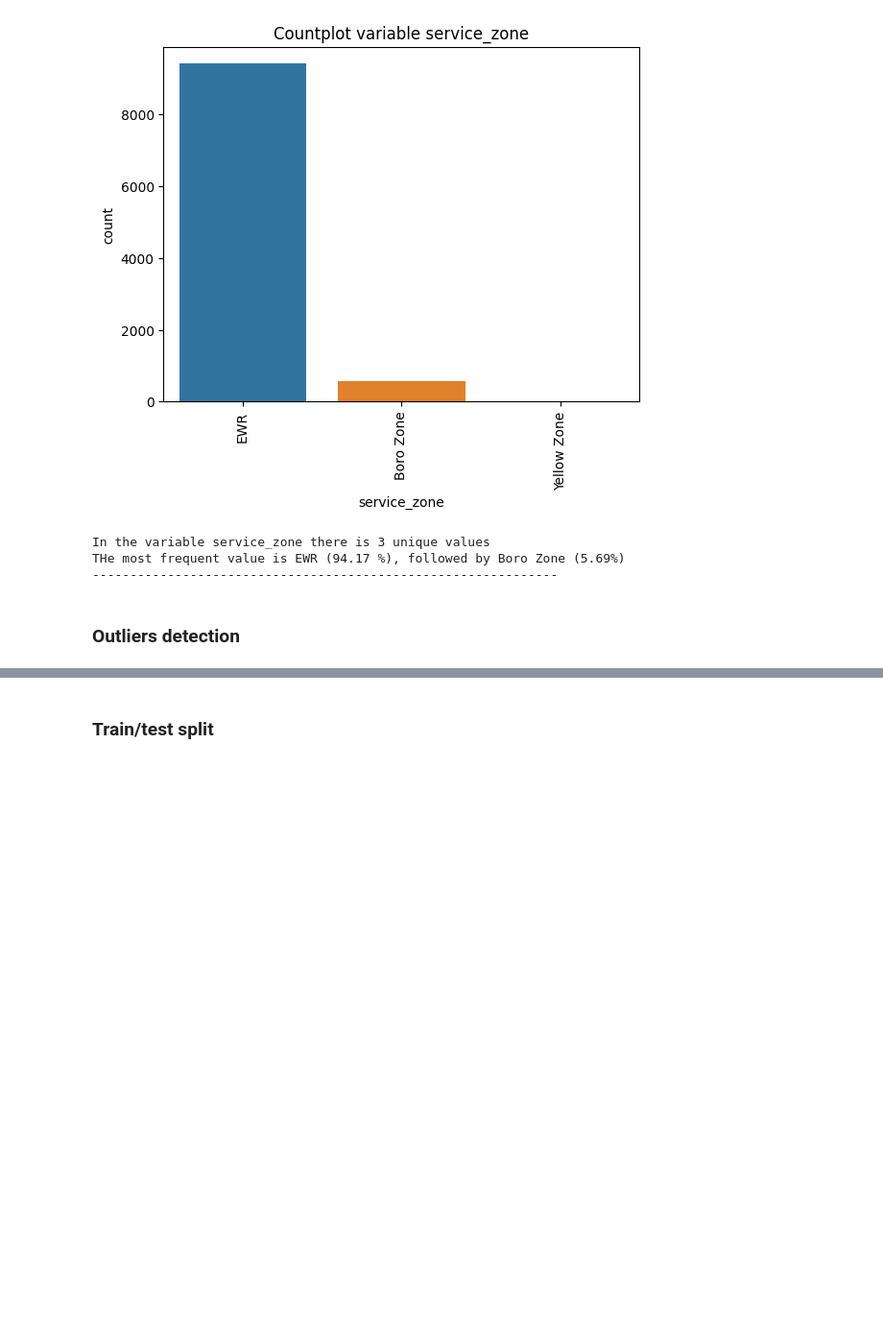
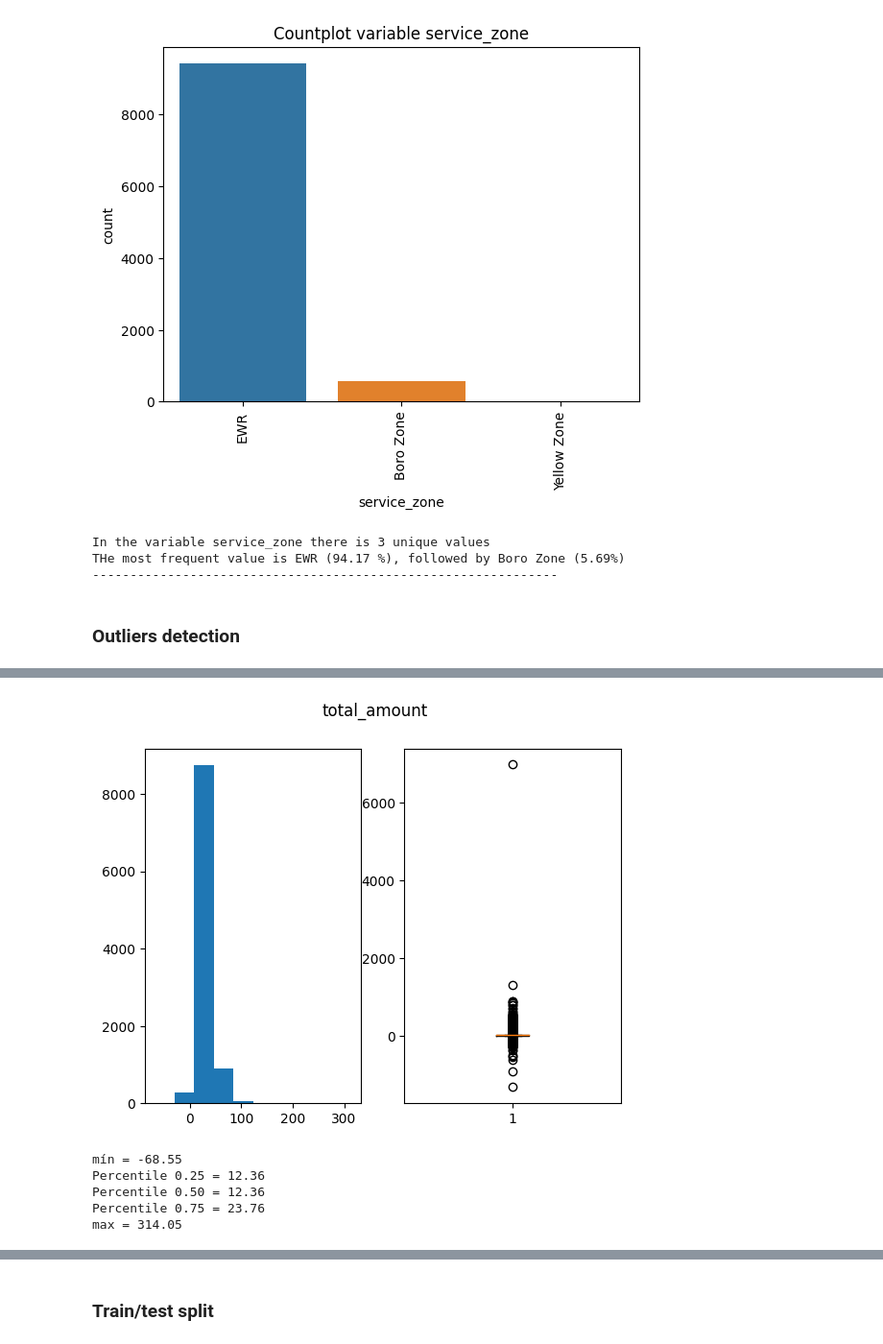
Before and after one commit to andres-mart/FinalProject, a Jupyter notebook: EDA.ipynb, the cells around one changed output, grey strips where cells are left out. Shown at 96% size. Saved outputs shown, nothing was run; the diff lists cells and outputs as text; code cells hidden in the pictures; blank space fills up the shorter version.

```diff
--- a/EDA.ipynb
+++ b/EDA.ipynb
@@ -334,2 +332,11 @@ max = 500.0
 # %%
 filtered_df = clean_outliers('fare_amount')
+# %%
+outliers_detection('total_amount')
+# %% [output]
+[figure, added]
+mín = -68.55
+Percentile 0.25 = 12.36
+Percentile 0.50 = 12.36
+Percentile 0.75 = 23.76
+max = 314.05
```
Also changed, not shown: parts of 30 cells of this notebook.
